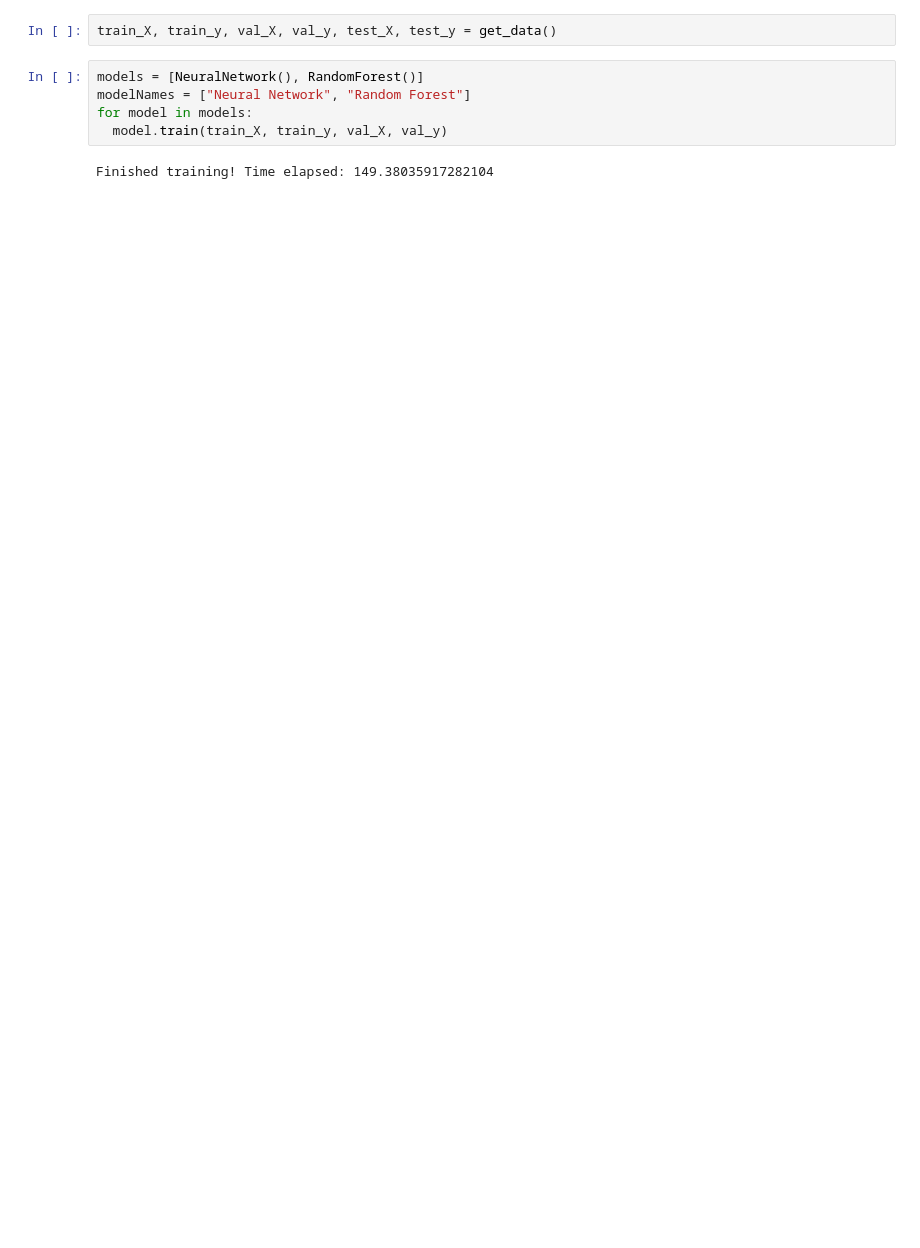
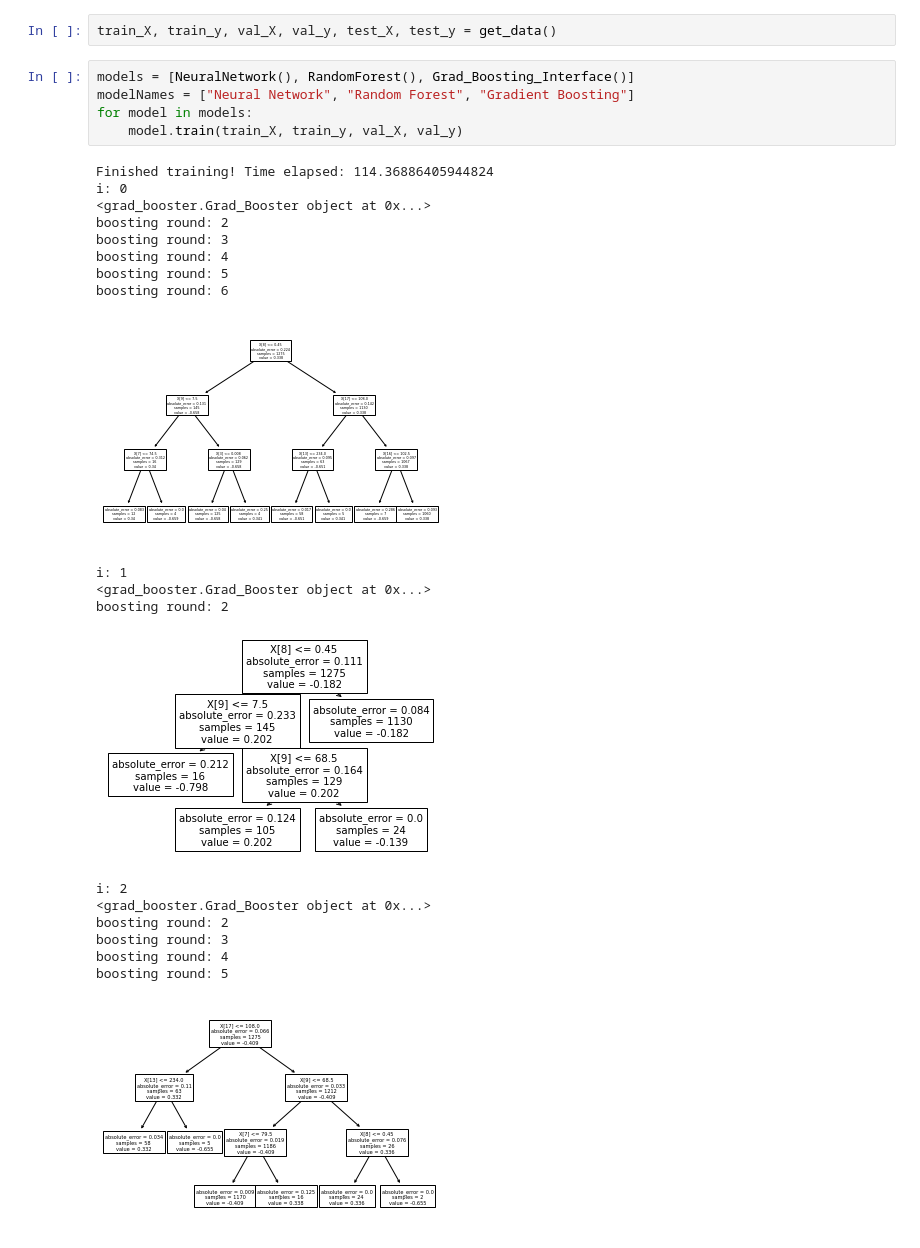
Before and after one commit to nammyk789/ECS271-project, a Jupyter notebook: evaluation.ipynb, the cells around one changed output. Cells and saved outputs as stored; diff of their text form; blank space fills up the shorter version.

```diff
--- a/evaluation.ipynb
+++ b/evaluation.ipynb
@@ -12,12 +14,31 @@ import matplotlib.colors as mcolors
 # %%
 train_X, train_y, val_X, val_y, test_X, test_y = get_data()
 # %%
-models = [NeuralNetwork(), RandomForest()]
-modelNames = ["Neural Network", "Random Forest"]
+models = [NeuralNetwork(), RandomForest(), Grad_Boosting_Interface()]
+modelNames = ["Neural Network", "Random Forest", "Gradient Boosting"]
 for model in models:
-  model.train(train_X, train_y, val_X, val_y)
+    model.train(train_X, train_y, val_X, val_y)
 # %% [output]
-Finished training! Time elapsed: 149.38035917282104
+Finished training! Time elapsed: 114.36886405944824
+i: 0
+<grad_booster.Grad_Booster object at 0x...>
+boosting round: 2
+boosting round: 3
+boosting round: 4
+boosting round: 5
+boosting round: 6
+[figure, added]
+i: 1
+<grad_booster.Grad_Booster object at 0x...>
+boosting round: 2
+[figure, added]
+i: 2
+<grad_booster.Grad_Booster object at 0x...>
+boosting round: 2
+boosting round: 3
+boosting round: 4
+boosting round: 5
+[figure, added]
 # %%
 predictions = []
 outputs = []
```
Also changed, not shown: parts of 8 cells of this notebook, 1 other file.
